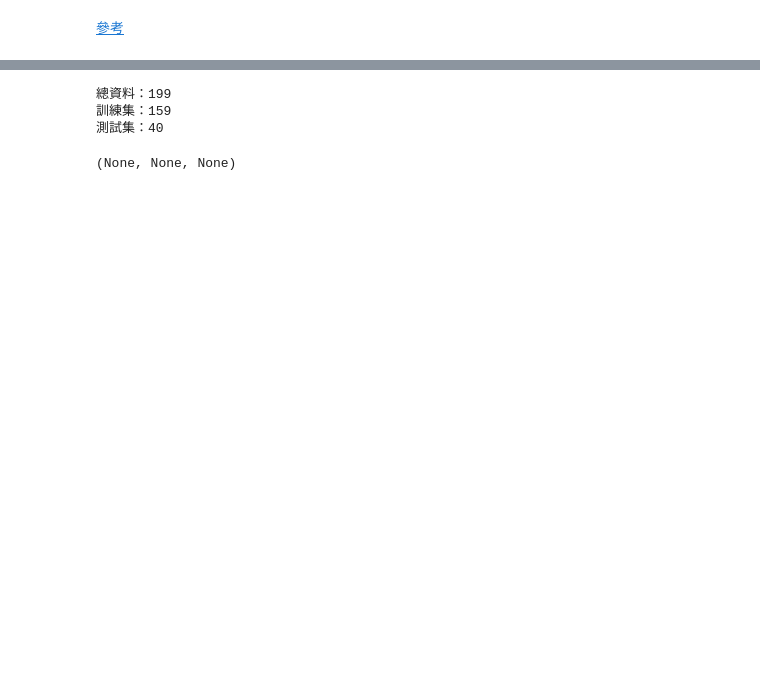
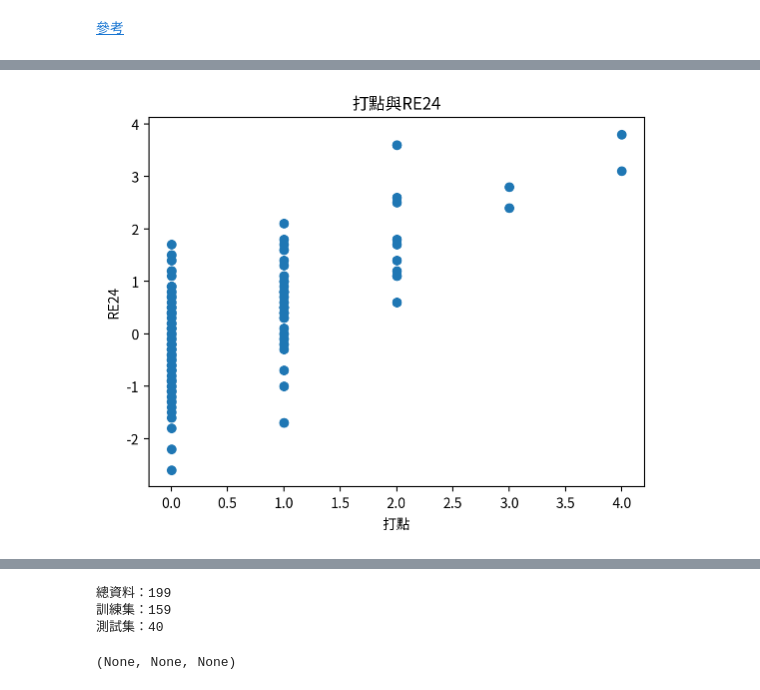
Before and after one commit to Rachelyah/CPBL_Baseball_ML_project, a Jupyter notebook: (3)機器學習&資料清洗&視覺化 copy.ipynb, the cells around one changed output, grey strips where cells are left out. Saved outputs shown, nothing was run; the diff lists cells and outputs as text; code cells hidden in the pictures; blank space fills up the shorter version.

```diff
--- a/(3)機器學習&資料清洗&視覺化 copy.ipynb
+++ b/(3)機器學習&資料清洗&視覺化 copy.ipynb
@@ -558,0 +403,15 @@ print('預測的RE24：', predicted_percentage[0])
+# %%
+# 先抓出安打與RE24關係的散點圖
+
+import matplotlib.pyplot as plt
+
+x = new_df["打點"]
+y = new_df["RE24"]
+
+plt.scatter(x, y)
+plt.xlabel("打點")
+plt.ylabel("RE24")
+plt.title("打點與RE24")
+plt.show()
+# %% [output]
+[figure, added]
```
Also changed, not shown: parts of 22 cells of this notebook, 2 other files.
